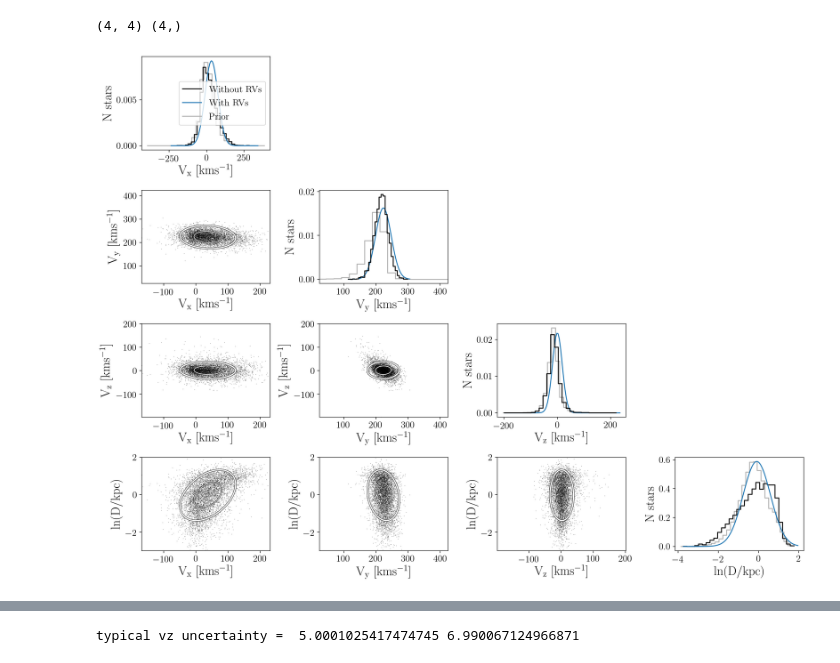
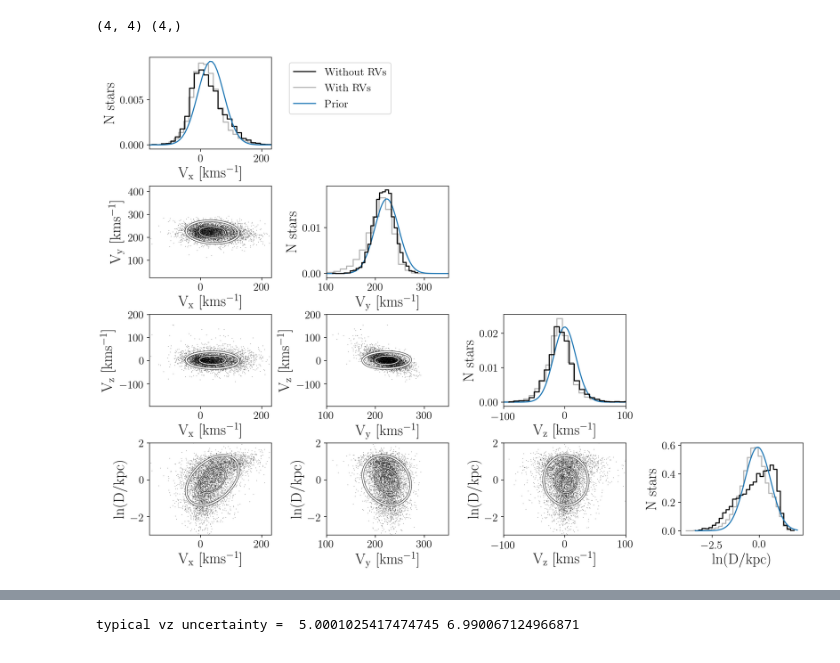
Before and after one commit to RuthAngus/kepler_kinematics, a Jupyter notebook: notebooks/Plot_results.ipynb, the cells around one changed output, grey strips where cells are left out. Saved outputs shown, nothing was run; the diff lists cells and outputs as text; code cells hidden in the pictures.

```diff
--- a/notebooks/Plot_results.ipynb
+++ b/notebooks/Plot_results.ipynb
@@ -28,8 +29,9 @@ df = pd.read_csv("../kepler_kinematics/gaia_kepler_lamost.csv")
 # %% [markdown]
 Load the results file.
 # %%
-results = pd.read_csv("../data/all_kepler.csv")
-results = pd.read_csv("../data/all_kepler2.csv")
+# results = pd.read_csv("../data/all_kepler.csv")
+# results = pd.read_csv("../data/all_kepler2.csv")
+results = pd.read_csv("../data/all_kepler3.csv")
 # %%
 results
 # %% [output]
@@ -134,11 +136,11 @@ print(np.shape(cov), np.shape(mu))
 #                 [ 4.17872508e+00, 1.59690824e+01, 1.56520350e+02, -7.16569183e-02],
 #                 [ 5.84859558e+00, -1.19066196e+00, -7.16569183e-02, 3.90627246e-01]])
 
-mu = np.array([3.28608956e+01, 2.23269808e+02, 4.15032710e-02, -8.62313150e-02])
-cov = np.array([[1.85544780e+03, -9.46664808e+01, -2.76317476e+01, 1.24170994e+01],
-                [-9.46664808e+01, 6.01848095e+02, 1.75608323e+01, -3.12163991e+00],
-                [-2.76317476e+01, 1.75608323e+01, 3.34321276e+02, -1.75443452e-01],
-                [1.24170994e+01, -3.12163991e+00, -1.75443452e-01, 4.60081725e-01]])
+# mu = np.array([3.28608956e+01, 2.23269808e+02, 4.15032710e-02, -8.62313150e-02])
+# cov = np.array([[1.85544780e+03, -9.46664808e+01, -2.76317476e+01, 1.24170994e+01],
+#                 [-9.46664808e+01, 6.01848095e+02, 1.75608323e+01, -3.12163991e+00],
+#                 [-2.76317476e+01, 1.75608323e+01, 3.34321276e+02, -1.75443452e-01],
+#                 [1.24170994e+01, -3.12163991e+00, -1.75443452e-01, 4.60081725e-01]])
 # %%
 mvn = multivariate_normal(mu, cov)
 p = mvn.pdf(np.vstack((vx_c, vy_c, vz_c, lnD_c)).T)
@@ -148,6 +150,10 @@ vy_scatter = vy_c + np.random.randn(len(vy_c))*adf.vy_inferred_err.values
 vz_scatter = vz_c + np.random.randn(len(vz_c))*adf.vz_inferred_err.values
 vx_scatter = vx_c + np.random.randn(len(vx_c))*adf.vx_inferred_err.values
 lnD_scatter = lnD_c + np.random.randn(len(lnD_c))*adf.lndistance_inferred_err.values
+
+f = np.isfinite(adf.vx_random.values) & np.isfinite(adf.vy_random.values) & np.isfinite(adf.vz_random.values) & np.isfinite(adf.lndistance_random.values)
+vx_scatter, vy_scatter, vz_scatter, lnD_scatter = adf.vx_random.values[f], adf.vy_random.values[f], adf.vz_random.values[f], adf.lndistance_random.values[f]
+
 p = mvn.pdf(np.vstack((vx_scatter, vy_scatter, vz_scatter, lnD_scatter)).T)
 # %%
 fig = plt.figure(figsize=(16, 12), dpi=200)
@@ -156,18 +162,20 @@ nbins = 30
 
 # Vx
 axx = fig.add_subplot(441)
-H, bins = np.histogram(vx_scatter, nbins, density=True)
+H, bins = np.histogram(vx_scatter, nbins+20, density=True)
 axx.step(bins[:-1], H, color="k", label="$\mathrm{Without~RVs}$")
+H, bins = np.histogram(vx, nbins+20, density=True)
+axx.step(bins[:-1], H, zorder=0, color=".7", label="$\mathrm{With~RVs}$")
 xs = np.linspace(bins[0], bins[-1], 100)
-axx.plot(xs, gauss(xs, mu[0], np.sqrt(cov[0, 0])), label="$\mathrm{With~RVs}$")
-H, bins = np.histogram(vx, nbins, density=True)
-axx.step(bins[:-1], H, zorder=0, color=".7", label="$\mathrm{Prior}$")
+axx.plot(xs, gauss(xs, mu[0], np.sqrt(cov[0, 0])), label="$\mathrm{Prior}$")
 axx.set_xlabel("$\mathrm{V_x~[kms^{-1}]}$")
 axx.set_ylabel("$\mathrm{N~stars}$")
-plt.legend()
+axx.set_xlim(-250, 250)
+plt.legend(bbox_to_anchor=(1.1, 1))
+
 
 # Vx Vy
-ax0 = fig.add_subplot(445)
+ax0 = fig.add_subplot(445, sharex=axx)
 # ax0 = fig.add_subplot(231)
 # ax0.plot(vx, vy, "k.", ms=ms, alpha=alpha, mec="none", rasterized=True, zorder=0)
 # ax0.plot(vx_c, vy_c, "C1.", ms=ms, alpha=.5, mec="none", rasterized=True, zorder=1)
@@ -180,7 +188,6 @@ confidence_ellipse_mod(vx_c, vy_c, _cov, ax0, n_std=2, lw=2, edgecolor="w", zord
 confidence_ellipse_mod(vx_c, vy_c, _cov, ax0, n_std=1, lw=2, edgecolor=color, zorder=1, alpha=lalpha)
 confidence_ellipse_mod(vx_c, vy_c, _cov, ax0, n_std=1, lw=1, edgecolor="w", zorder=2, alpha=lalpha)
 # plt.colorbar(cb)
-ax0.set_xlim(xlim)
 ax0.set_ylim(ylim)
 ax0.set_xlabel("$\mathrm{V_x~[kms^{-1}]}$")
 ax0.set_ylabel("$\mathrm{V_y~[kms^{-1}]}$")
@@ -188,17 +195,18 @@ ax0.set_ylabel("$\mathrm{V_y~[kms^{-1}]}$")
 # Vy
 axy = fig.add_subplot(446)
 H, bins = np.histogram(vy_scatter, nbins, density=True)
-xs = np.linspace(bins[0], bins[-1], 100)
+xs = np.linspace(100, 350, 100)
 axy.plot(xs, gauss(xs, mu[1], np.sqrt(cov[1, 1])))
 axy.step(bins[:-1], H, color="k")
-H, bins = np.histogram(vy, 50, density=True)
+H, bins = np.histogram(vy, 90, density=True)
 axy.step(bins[:-1], H, zorder=0, color=".7")
 axy.set_xlabel("$\mathrm{V_y~[kms^{-1}]}$")
 axy.set_ylabel("$\mathrm{N~stars}$")
+axy.set_xlim(100, 350)
 
 # Vx Vz
 # ax1 = fig.add_subplot(232)
-ax1 = fig.add_subplot(449)
+ax1 = fig.add_subplot(449, sharex=axx)
 # ax1.plot(vx, vz, "k.", ms=ms, alpha=alpha, mec="none", rasterized=True, zorder=0)
 # ax1.plot(vx_c, vz_c, "C1.", ms=ms, alpha=.5, mec="none", rasterized=True, zorder=1)
 # cb=ax1.scatter(vx_c, vz_c, c=p, s=2, rasterized=True, zorder=1)
@@ -216,7 +224,7 @@ ax1.set_ylabel("$\mathrm{V_z~[kms^{-1}]}$")
 
 # Vx lnD
 # ax3 = fig.add_subplot(234)
-ax3 = fig.add_subplot(4,4,13)
+ax3 = fig.add_subplot(4,4,13, sharex=axx)
 # ax3.plot(vx, lnD, "k.", ms=ms, alpha=alpha, mec="none", rasterized=True, zorder=0)
 # ax3.plot(lnD_c, vx_c, "C1.", ms=ms, alpha=.5, mec="none", rasterized=True, zorder=1)
 # cb=ax3.scatter(vx_c, lnD_c, c=p, s=2, rasterized=True, zorder=1)
@@ -245,7 +253,6 @@ confidence_ellipse_mod(vy_c, vz_c, _cov, ax2, n_std=2, lw=lw, edgecolor=color, z
 confidence_ellipse_mod(vy_c, vz_c, _cov, ax2, n_std=2, lw=2, edgecolor="w", zorder=1, alpha=lalpha)
 confidence_ellipse_mod(vy_c, vz_c, _cov, ax2, n_std=1, lw=2, edgecolor=color, zorder=1, alpha=lalpha)
 confidence_ellipse_mod(vy_c, vz_c, _cov, ax2, n_std=1, lw=1, edgecolor="w", zorder=1, alpha=lalpha)
-ax2.set_xlim(ylim)
 ax2.set_ylim(zlim)
 ax2.set_xlabel("$\mathrm{V_y~[kms^{-1}]}$")
 ax2.set_ylabel("$\mathrm{V_z~[kms^{-1}]}$")
@@ -253,16 +260,16 @@ ax2.set_ylabel("$\mathrm{V_z~[kms^{-1}]}$")
 # Vz
 axz = fig.add_subplot(4,4,11)
 H, bins = np.histogram(vz_scatter, nbins, density=True)
-xs = np.linspace(bins[0], bins[-1], 100)
+xs = np.linspace(-100, 100, 100)
 axz.plot(xs, gauss(xs, mu[2], np.sqrt(cov[2, 2])))
 axz.step(bins[:-1], H, color="k")
-H, bins = np.histogram(vz, nbins, density=True)
+H, bins = np.histogram(vz, nbins+20, density=True)
 axz.step(bins[:-1], H, zorder=0, color=".7")
 axz.set_xlabel("$\mathrm{V_z~[kms^{-1}]}$")
 axz.set_ylabel("$\mathrm{N~stars}$")
+axz.set_xlim(-100, 100)
 
 # Vy lnD
-# ax4 = fig.add_subplot(235)
 ax4 = fig.add_subplot(4,4,14, sharex=axy)
 # ax4.plot(vy, lnD, "k.", ms=ms, alpha=alpha, mec="none", rasterized=True, zorder=0)
 # ax4.plot(lnD_c, vy_c, "C1.", ms=ms, alpha=.5, mec="none", rasterized=True, zorder=1)
@@ -277,40 +284,37 @@ confidence_ellipse_mod(vy_c, lnD_c, _cov, ax4, n_std=1, lw=1, edgecolor="w", zor
 ax4.set_xlabel("$\mathrm{V_y~[kms^{-1}]}$")
 ax4.set_ylabel("$\mathrm{\ln(D/kpc)}$")
 ax4.set_ylim(dlim)
-ax4.set_xlim(ylim)
 
 # Vz lnD
-# ax5 = fig.add_subplot(236)
-ax5 = fig.add_subplot(4,4,15)
+ax5 = fig.add_subplot(4,4,15, sharex=axz)
 # ax5.plot(vz, lnD, "k.", ms=ms, alpha=alpha, mec="none", rasterized=True, zorder=0)
 # ax5.plot(lnD_c, vz_c, "C1.", ms=ms, alpha=.5, mec="none", rasterized=True, zorder=1)
 # cb=ax5.scatter(vz_c, lnD_c, c=p, s=2, rasterized=True, zorder=1)
 # cb=ax5.scatter(vz_scatter, lnD_scatter, c=p, s=2, rasterized=True, zorder=1)
 ax5.plot(vz_scatter, lnD_scatter, "k.", ms=ms, alpha=alpha, mec="none", rasterized=True, zorder=0)
 _cov = np.array([[cov[2, 2], cov[2, 3]], [cov[3, 2], cov[3, 3]]])
 confidence_ellipse_mod(vz_c, lnD_c, _cov, ax5, n_std=2, lw=lw, edgecolor=color, zorder=1, alpha=lalpha)
 confidence_ellipse_mod(vz_c, lnD_c, _cov, ax5, n_std=2, lw=2, edgecolor="w", zorder=1, alpha=lalpha)
 confidence_ellipse_mod(vz_c, lnD_c, _cov, ax5, n_std=1, lw=2, edgecolor=color, zorder=1, alpha=lalpha)
 confidence_ellipse_mod(vz_c, lnD_c, _cov, ax5, n_std=1, lw=1, edgecolor="w", zorder=1, alpha=lalpha)
 ax5.set_xlabel("$\mathrm{V_z~[kms^{-1}]}$")
 ax5.set_ylabel("$\mathrm{\ln(D/kpc)}$")
 ax5.set_ylim(dlim)
-ax5.set_xlim(zlim)
 
 # lnD
 axD = fig.add_subplot(4,4,16)
 H, bins = np.histogram(lnD_scatter, nbins, density=True)
 axD.step(bins[:-1], H, color="k")
 xs = np.linspace(bins[0], bins[-1], 100)
 axD.plot(xs, gauss(xs, mu[3], np.sqrt(cov[3, 3])))
 H, bins = np.histogram(lnD, nbins, density=True)
 axD.step(bins[:-1], H, zorder=0, color=".7")
 axD.set_xlabel("$\mathrm{ln(D/kpc)}$")
 axD.set_ylabel("$\mathrm{N~stars}$")
 
-plt.tight_layout()
-# plt.subplots_adjust(hspace=.28, wspace=.3)
+# plt.tight_layout()
+plt.subplots_adjust(hspace=.4, wspace=.45)
 plt.savefig("../plots/results")
 plt.savefig("../paper/results.pdf")
 # %% [output]
-[figure, old version]
+[figure, new version]
```
Also changed, not shown: parts of 3 cells of this notebook, 9 other files.
